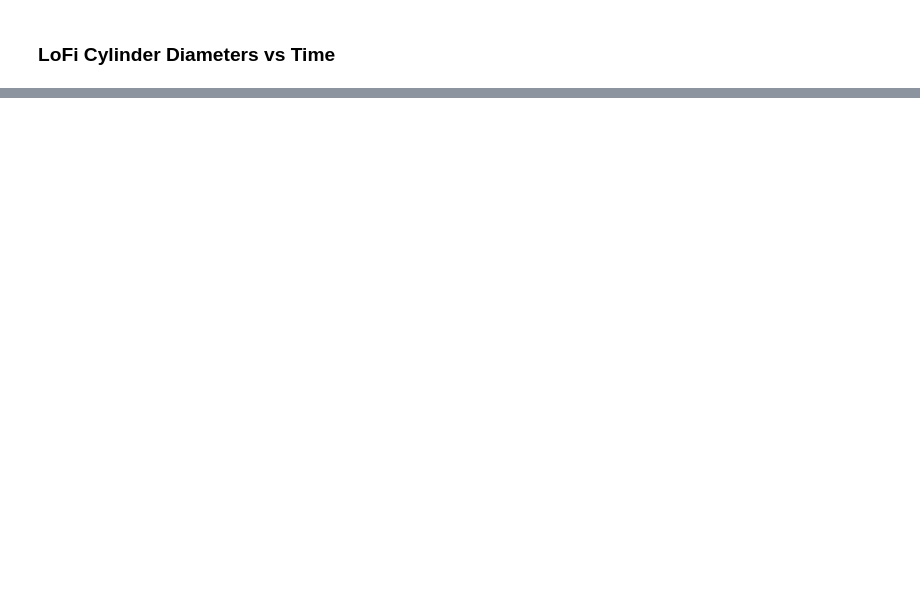
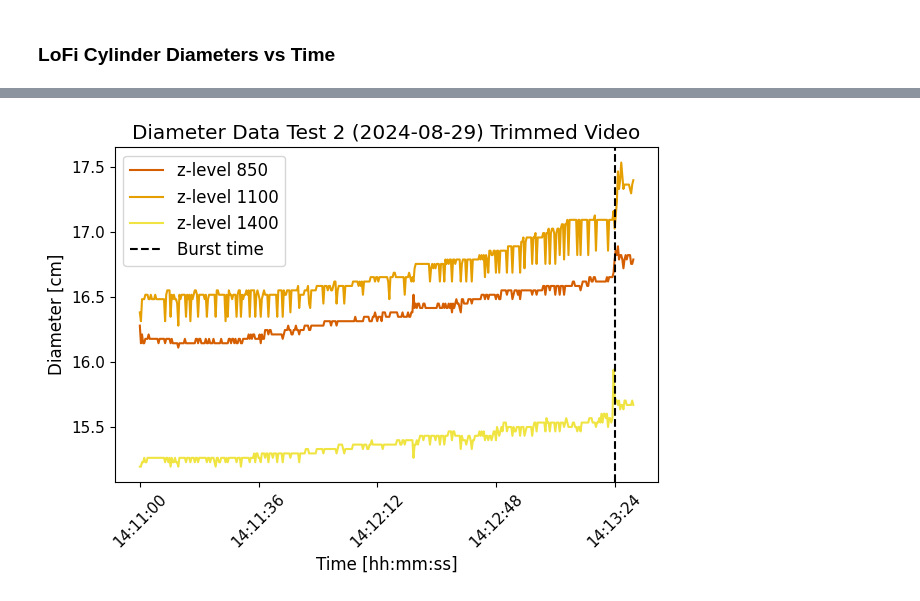
Before and after one commit to ssimonai/vision-ai-agent, a Jupyter notebook: content/cv-pipeline-clean.ipynb, the cells around one changed output, grey strips where cells are left out. Saved outputs shown, nothing was run; the diff lists cells and outputs as text; code cells hidden in the pictures; blank space fills up the shorter version.

```diff
--- a/content/cv-pipeline-clean.ipynb
+++ b/content/cv-pipeline-clean.ipynb
@@ -4109,0 +4160,27 @@ plt.show()
+# %%
+# test 2
+time_labels = [timestamp.split(' ')[-1] for timestamp in cleaned_timestamps]
+step = 108
+tick_positions = range(0, len(cleaned_timestamps), step)
+tick_labels = [time_labels[i] for i in tick_positions]
+
+plt.plot(range(len(cleaned_diameters[0])), cleaned_diameters[0], label='z-level 850', color='#D55E00')
+plt.plot(range(len(cleaned_diameters[1])), cleaned_diameters[1], label='z-level 1100', color='#E69F00')
+plt.plot(range(len(cleaned_diameters[-1])), cleaned_diameters[-1], label='z-level 1400', color='#F0E442')
+plt.xticks(tick_positions, tick_labels, rotation=45)
+plt.axvline(432, c='k', ls='--', label='Burst time')  # 14:13:24
+#plt.axvspan(1505, 1508, color='tab:red', alpha=0.5, label='Corrupted frames')  # 13:44:51, 13:44:53
+#plt.axvspan(2989, 2998, color='tab:red', alpha=0.5)  # 13:53:10, 13:53:13
+
+plt.xlabel('Time [hh:mm:ss]', size='large')
+plt.ylabel('Diameter [cm]', size='large')
+plt.title('Diameter Data Test 2 (2024-08-29) Trimmed Video', size='x-large')
+plt.xticks(fontsize=11)
+plt.yticks(fontsize=11)
+
+plt.legend(fontsize='large')
+plt.tight_layout()
+#plt.savefig("figs/test2_diams_autumn.pdf", dpi=300)
+plt.show()
+# %% [output]
+[figure, added]
```
Also changed, not shown: parts of 15 cells of this notebook, 1 other file.
